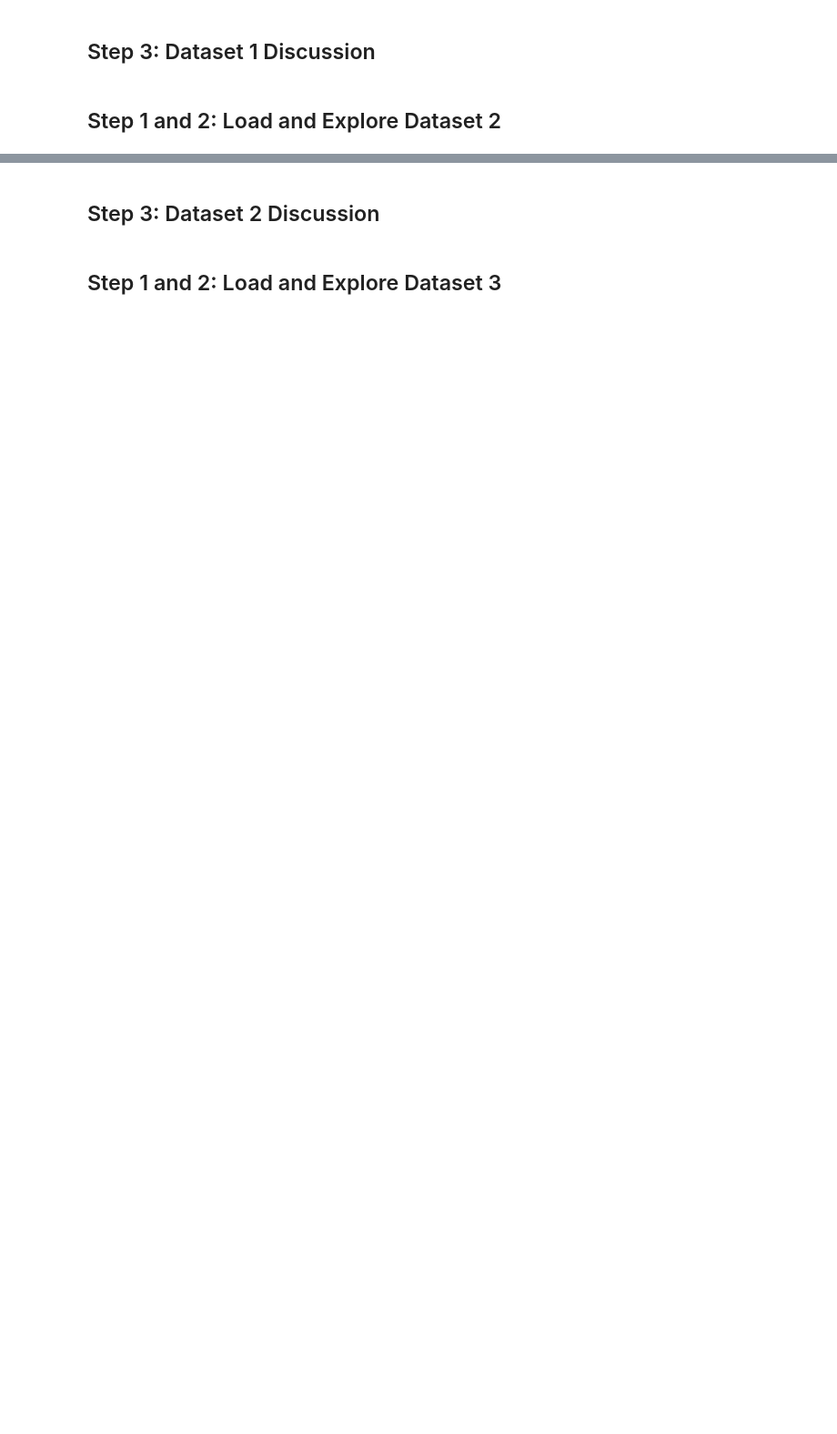
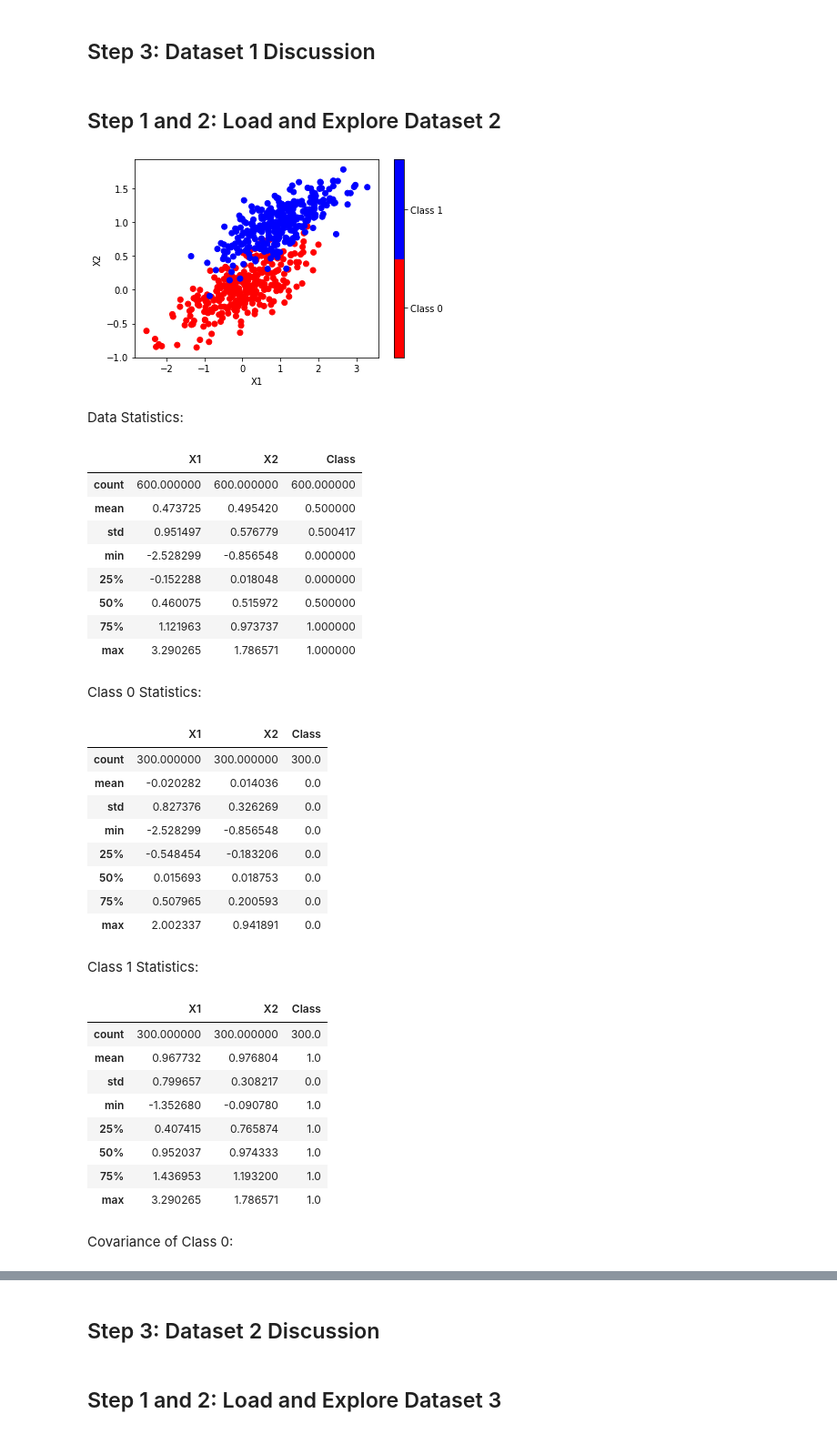
Before and after one commit to mdemore2/CSCE623, a Jupyter notebook: Homework/HW2/HW2_SHELL.ipynb, the cells around one changed output, grey strips where cells are left out. Shown: that part at 91% size. Cells and saved outputs as stored; diff of their text form; code cells hidden in the pictures; blank space fills up the shorter version.

```diff
--- a/Homework/HW2/HW2_SHELL.ipynb
+++ b/Homework/HW2/HW2_SHELL.ipynb
@@ -28,3 +105,39 @@ note that this step combines these actions for all 3 datasets
 ## Step 3: Dataset 1 Discussion
 # %% [markdown]
 ## Step 1 and 2:  Load and Explore Dataset 2
+# %%
+data2 = pd.read_csv('datset2.csv', header=0, names=['X1','X2','Class'], index_col=0)
+data_toplevel(data2)
+# %% [output]
+[figure, added]
+Data Statistics:
+|  | X1 | X2 | Class |
+| count | 600.000000 | 600.000000 | 600.000000 |
+| mean | 0.473725 | 0.495420 | 0.500000 |
+| std | 0.951497 | 0.576779 | 0.500417 |
+| min | -2.528299 | -0.856548 | 0.000000 |
+| 25% | -0.152288 | 0.018048 | 0.000000 |
+| 50% | 0.460075 | 0.515972 | 0.500000 |
+| 75% | 1.121963 | 0.973737 | 1.000000 |
+| max | 3.290265 | 1.786571 | 1.000000 |
+Class 0 Statistics:
+|  | X1 | X2 | Class |
+| count | 300.000000 | 300.000000 | 300.0 |
+| mean | -0.020282 | 0.014036 | 0.0 |
+| std | 0.827376 | 0.326269 | 0.0 |
+| min | -2.528299 | -0.856548 | 0.0 |
+| 25% | -0.548454 | -0.183206 | 0.0 |
+| 50% | 0.015693 | 0.018753 | 0.0 |
+| 75% | 0.507965 | 0.200593 | 0.0 |
+| max | 2.002337 | 0.941891 | 0.0 |
+Class 1 Statistics:
+|  | X1 | X2 | Class |
+| count | 300.000000 | 300.000000 | 300.0 |
+| mean | 0.967732 | 0.976804 | 1.0 |
+| std | 0.799657 | 0.308217 | 0.0 |
+| min | -1.352680 | -0.090780 | 1.0 |
+| 25% | 0.407415 | 0.765874 | 1.0 |
+| 50% | 0.952037 | 0.974333 | 1.0 |
+| 75% | 1.436953 | 1.193200 | 1.0 |
+| max | 3.290265 | 1.786571 | 1.0 |
+Covariance of Class 0:
```
Also changed, not shown: parts of 5 cells of this notebook, 1 other file.
